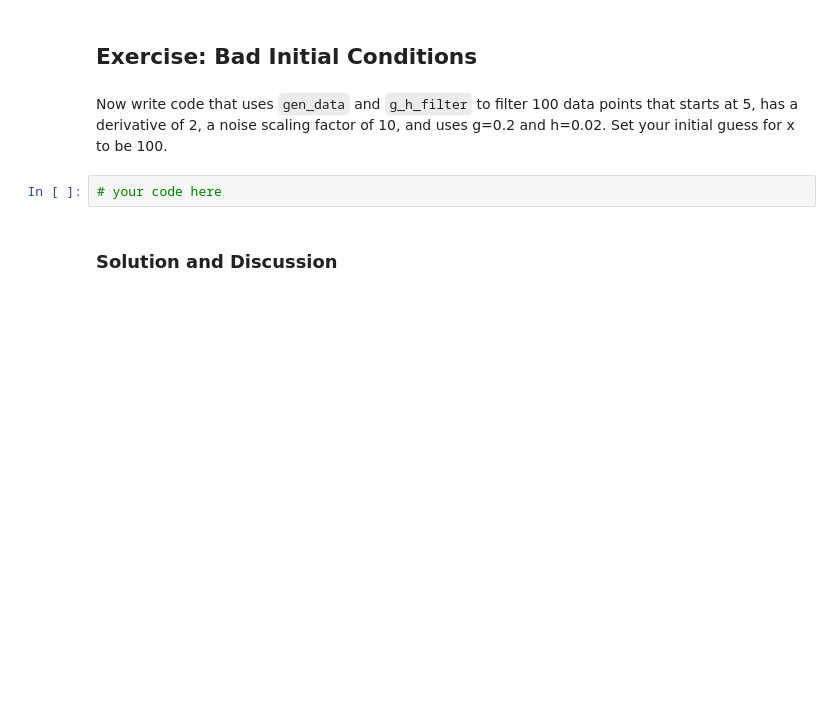
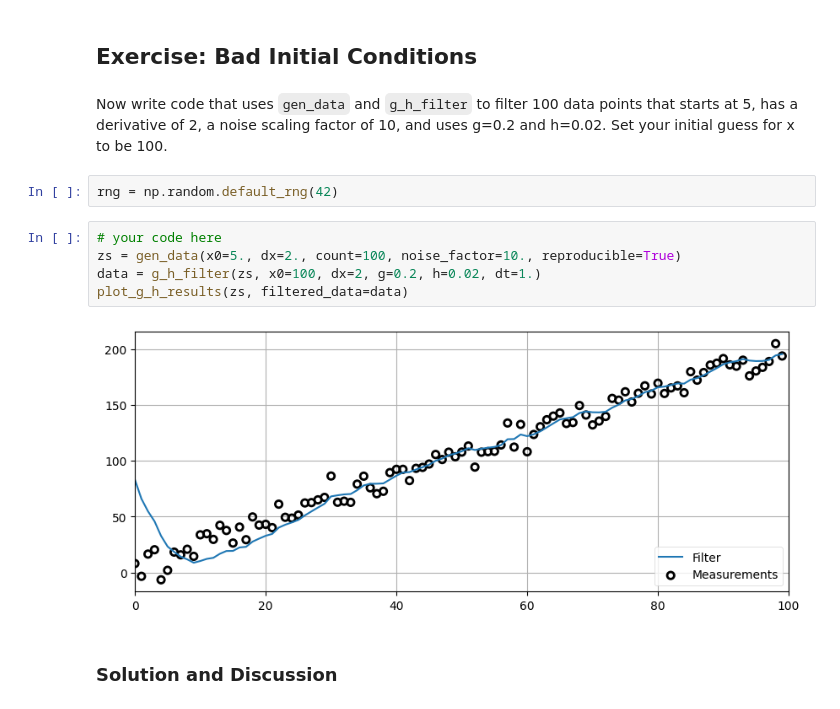
Before and after one commit to goldenhelper/Kalman-filter, a Jupyter notebook: 01-g-h-filter.ipynb, the cells around one changed output. Saved outputs shown, nothing was run; the diff lists cells and outputs as text; blank space fills up the shorter version.

```diff
--- a/01-g-h-filter.ipynb
+++ b/01-g-h-filter.ipynb
@@ -458,8 +565,15 @@ plt.plot([randn() for _ in range(3000)], lw=1);
 ## Exercise: Bad Initial Conditions
 # %% [markdown]
 Now write code that uses `gen_data` and `g_h_filter` to filter 100 data points that starts at 5, has a derivative of 2, a noise scaling factor of 10, and uses g=0.2 and h=0.02. Set your initial guess for x to be 100.
-# %%
-# your code here
+# %%
+rng = np.random.default_rng(42)
+# %%
+# your code here
+zs = gen_data(x0=5., dx=2., count=100, noise_factor=10., reproducible=True)
+data = g_h_filter(zs, x0=100, dx=2, g=0.2, h=0.02, dt=1.)
+plot_g_h_results(zs, filtered_data=data)
+# %% [output]
+[figure, added]
 # %% [markdown]
 ### Solution and Discussion
 # %%
```
Also changed, not shown: parts of 50 cells of this notebook.
